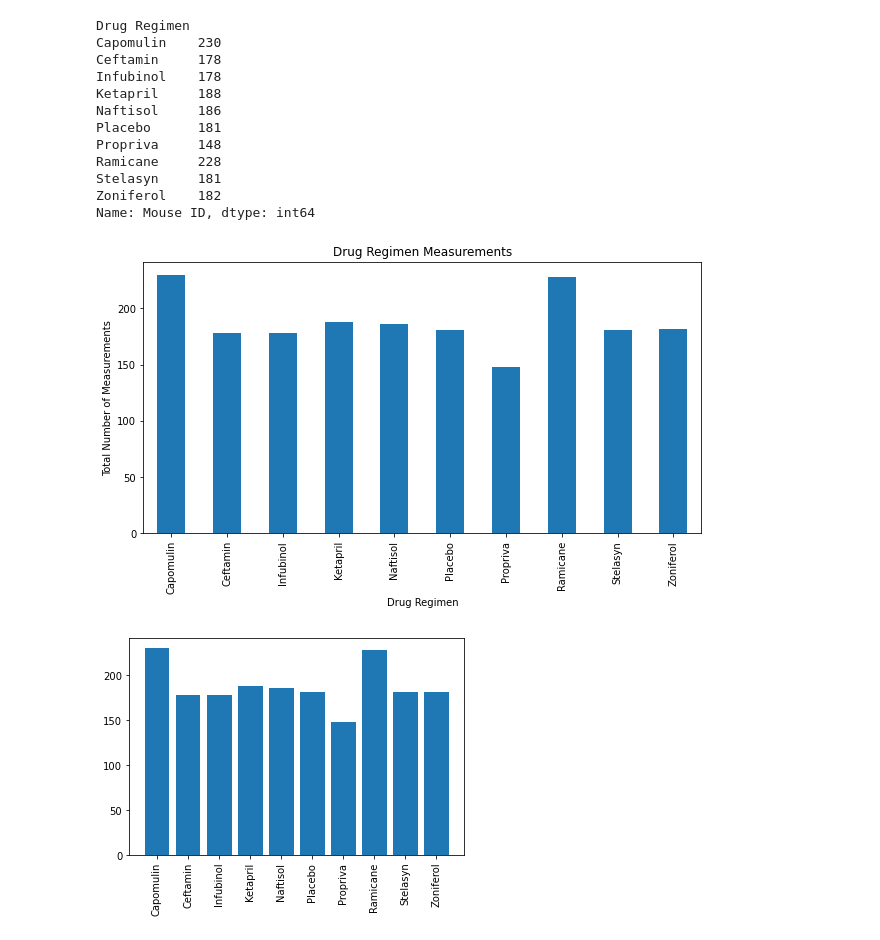
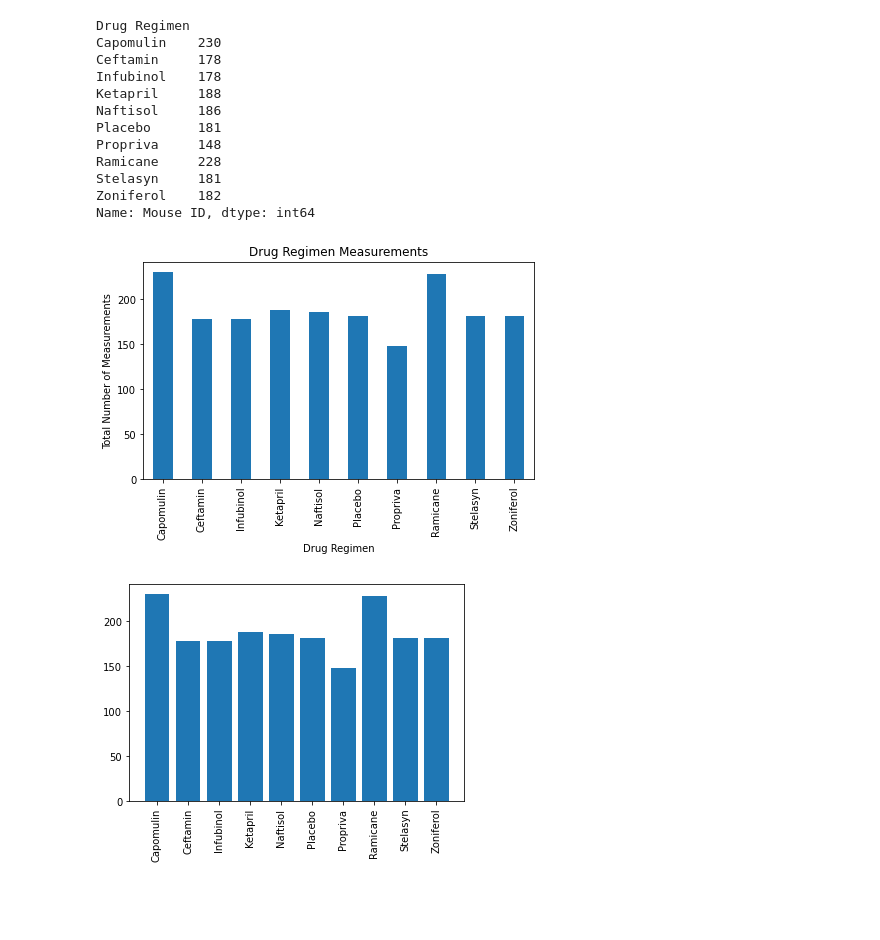
Before and after one commit to RoPalacios74/Matplotlib_Challenge, a Jupyter notebook: Pymaceuticals/pymaceuticals_starter.ipynb, the cells around one changed output. Saved outputs shown, nothing was run; the diff lists cells and outputs as text; code cells hidden in the pictures; blank space fills up the shorter version.

```diff
--- a/Pymaceuticals/pymaceuticals_starter.ipynb
+++ b/Pymaceuticals/pymaceuticals_starter.ipynb
@@ -156,16 +156,16 @@ Name: Mouse ID, dtype: int64
 # %%
 # Generate a bar plot showing the total number of measurements taken on each drug regimen using pandas.
 #http://localhost:8812/notebooks/1/Activities/13-Stu_AvgRain-BarChartsWithPandas/Solved/avg_state_rain.ipynb
 
-measurement_numbers.plot.bar(figsize=(10,5))
+measurement_numbers.plot.bar(figsize=(7,4))
 
 plt.title("Drug Regimen Measurements")
 plt.xlabel("Drug Regimen")
 plt.ylabel("Total Number of Measurements")
 
 plt.show()
 # %% [output]
-[figure, old version]
+[figure, new version]
 # %%
 # Generate a bar plot showing the total number of measurements taken on each drug regimen using pyplot.
 plt.bar(measurement_numbers.index.values, measurement_numbers.values)
```
Also changed, not shown: parts of 9 cells of this notebook.
